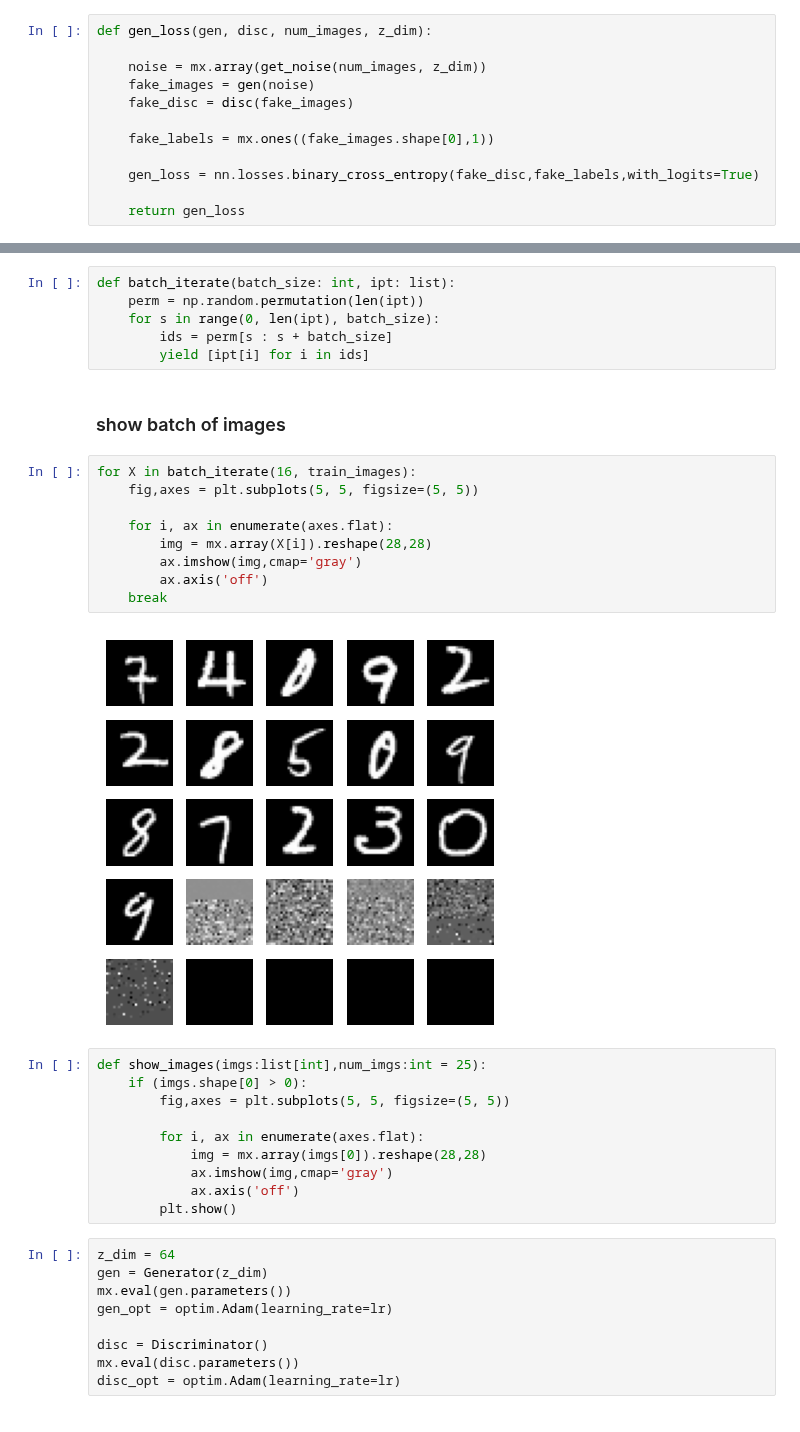
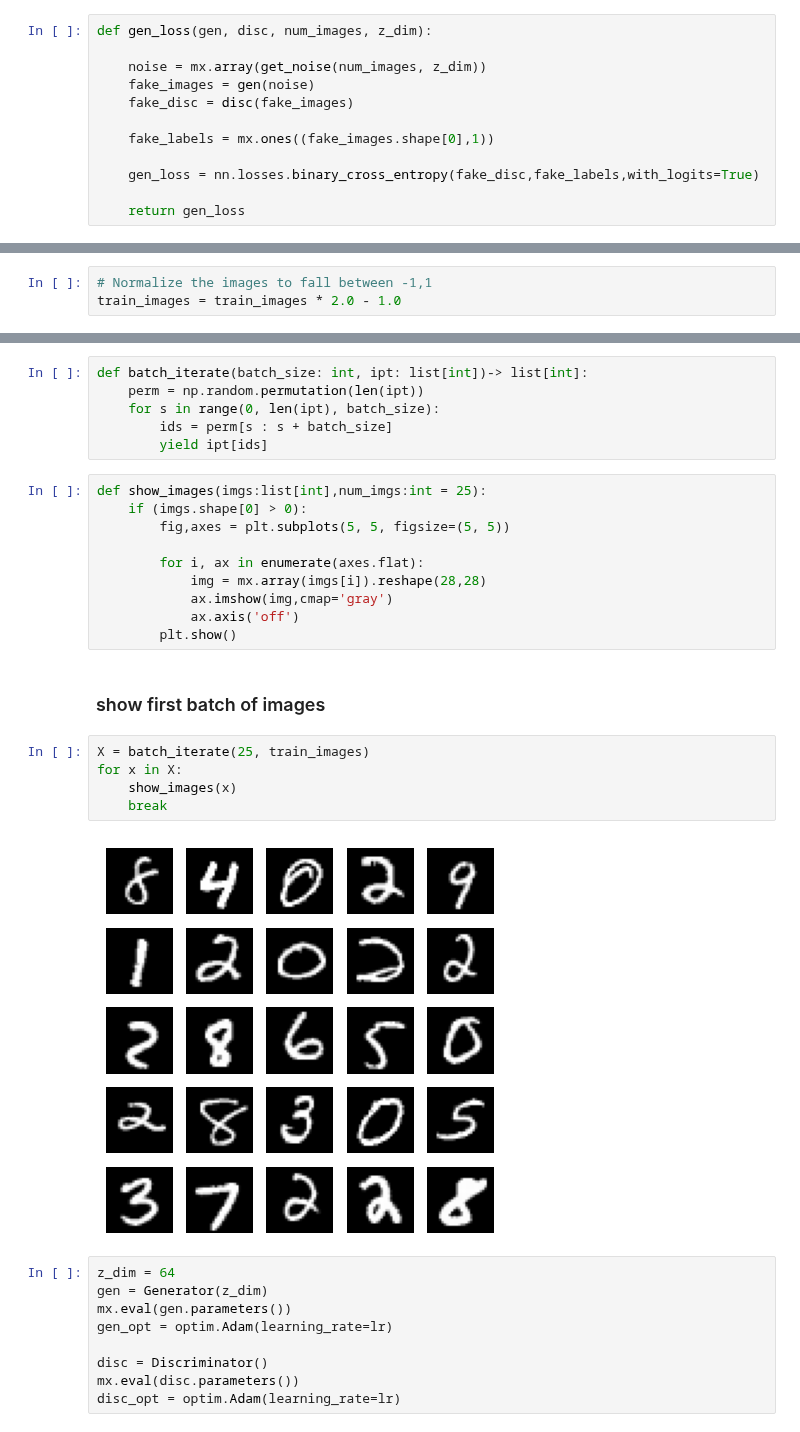
Before and after one commit to ml-explore/mlx-examples, a Jupyter notebook: gan/playground.ipynb, the cells around one changed output, grey strips where cells are left out. Saved outputs shown, nothing was run; the diff lists cells and outputs as text.

```diff
--- a/gan/playground.ipynb
+++ b/gan/playground.ipynb
@@ -172,0 +165,3 @@ len(train_images)
+# %%
+# Normalize the images to fall between -1,1
+train_images = train_images * 2.0 - 1.0
@@ -173,32 +173,28 @@ len(train_images)
 # %%
-def batch_iterate(batch_size: int, ipt: list):
+def batch_iterate(batch_size: int, ipt: list[int])-> list[int]:
     perm = np.random.permutation(len(ipt))
     for s in range(0, len(ipt), batch_size):
         ids = perm[s : s + batch_size]
-        yield [ipt[i] for i in ids]
+        yield ipt[ids]
+# %%
+def show_images(imgs:list[int],num_imgs:int = 25):
+    if (imgs.shape[0] > 0):
+        fig,axes = plt.subplots(5, 5, figsize=(5, 5))
+
+        for i, ax in enumerate(axes.flat):
+            img = mx.array(imgs[i]).reshape(28,28)
+            ax.imshow(img,cmap='gray')
+            ax.axis('off')
+        plt.show()
 # %% [markdown]
-### show batch of images
+### show first batch of images
-# %%
-for X in batch_iterate(16, train_images):
-    fig,axes = plt.subplots(5, 5, figsize=(5, 5))
-
-    for i, ax in enumerate(axes.flat):
-        img = mx.array(X[i]).reshape(28,28)
-        ax.imshow(img,cmap='gray')
-        ax.axis('off')
-    break
-# %% [output]
-[figure, removed]
-# %%
-def show_images(imgs:list[int],num_imgs:int = 25):
-    if (imgs.shape[0] > 0):
-        fig,axes = plt.subplots(5, 5, figsize=(5, 5))
-
-        for i, ax in enumerate(axes.flat):
-            img = mx.array(imgs[0]).reshape(28,28)
-            ax.imshow(img,cmap='gray')
-            ax.axis('off')
-        plt.show()
+# %%
+X = batch_iterate(25, train_images)
+for x in X:
+    show_images(x)
+    break
+# %% [output]
+[figure, added]
 # %%
 z_dim = 64
 gen = Generator(z_dim)
```
Also changed, not shown: parts of 20 cells of this notebook.
